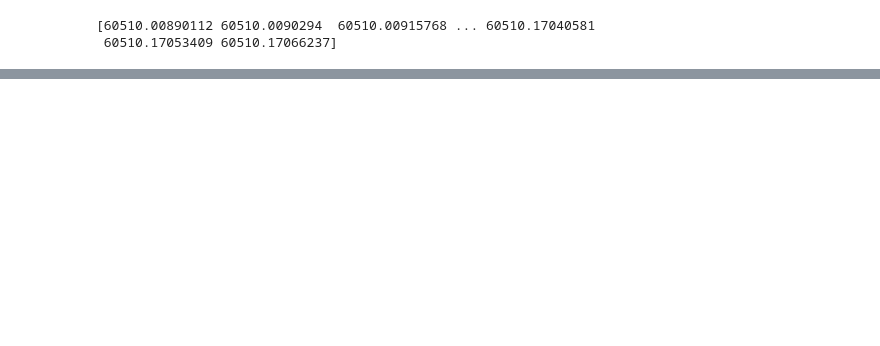
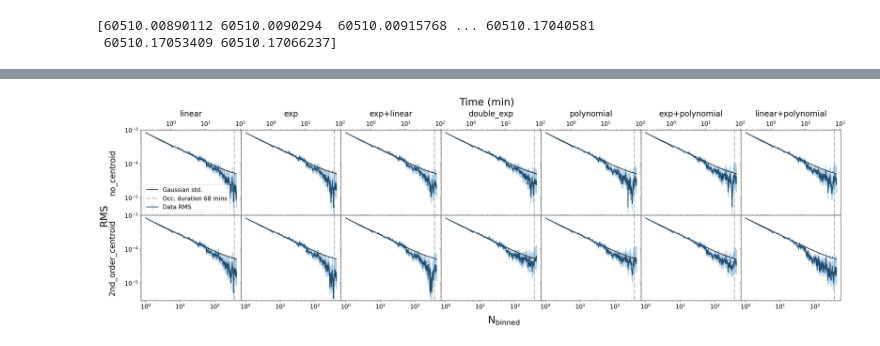
Before and after one commit to arocho11/MIRI_Eclipse_Photometry_Analysis, a Jupyter notebook: ModelComparison/make_compare_plot_e3.ipynb, the cells around one changed output, grey strips where cells are left out. Cells and saved outputs as stored; diff of their text form; code cells hidden in the pictures; blank space fills up the shorter version.

```diff
--- a/ModelComparison/make_compare_plot_e3.ipynb
+++ b/ModelComparison/make_compare_plot_e3.ipynb
@@ -244,16 +579 @@ Mode exp+linear_2nd_order_centroid plotted
 [figure]
-# %%
-fig, subplot_dict = create_subplot_names(rows, cols)
-mode_list = list(subplot_dict.keys())
-
-for model in models:
-    if 'centroid' in model:
-        axes = plot_rednoise(residuals[model], 10, fname='Plots/combined_plot_rednoise_test_rednoise.png', axName=model)
-    else:
-        axes = plot_rednoise(residuals[model], 10, fname='Plots/combined_plot_rednoise_test_rednoise.png', axName=model+'_no_centroid')
-
-fig.supylabel("RMS", fontsize=18)
-fig.supxlabel(r"N$_{\rm binned}$", fontsize=18)
-fig.subplots_adjust(left=0.07, bottom=0.12)  # Tune as needed
-
-plt.show()
@@ -666,0 +580,82 @@ def signal(time, theta, model_type):
+# %%
+fig, subplot_dict = create_subplot_names(rows, cols, rednoisePlot=True)
+mode_list = list(subplot_dict.keys())
+
+def plot_rednoise(residuals, minbins, occDuration = None, fname=None, fontsize=10, axName=None, xAx=True):
+
+    maxbins = int(np.rint(residuals.size/minbins))
+
+    try:
+        rms, rmslo, rmshi, stderr, binsz = time_avg(residuals, maxbins)
+    except:
+        rms = []
+        for i in range(minbins,len(residuals)):
+            rms.append(helpers.binnedNoise(np.arange(len(residuals)),residuals,i))
+        rms = np.array(rms)[::-1]
+
+        binsz = len(residuals)/np.arange(minbins,len(residuals))[::-1]
+
+        #In case there is a NaN or something while binning
+        binsz = binsz[np.isfinite(rms)]
+        rms = rms[np.isfinite(rms)]
+        rmslo = np.zeros_like(rms)
+        rmshi = rmslo
+        stderr = np.std(residuals)/np.sqrt(binsz)
+
+    axes = subplot_dict[axName]
+
+    for text_obj in text_objects:
+        if text_obj in axes.texts:
+            text_obj.remove()
+
+    print('Mode {} plotted'.format(axName))
+
+    axes.set_yscale('log')
+    axes.set_xscale('log')
+    axes.errorbar(binsz, rms, yerr=[rmslo, rmshi], fmt="-", color='#214C6C', ecolor='#B1D0E7', capsize=0, linewidth=2, label="Data RMS")
+    axes.plot(binsz, stderr, c='k', label="Gaussian std.")
+    ylim = axes.get_ylim()
+    #xlim = axes.get_xlim()
+    # ax.plot([ingrDuration,ingrDuration],ylim, color='black', ls='--', alpha=0.6)
+    if occDuration is not None:
+        axes.vlines(occDuration, 10e-4, 0, color='#214C6C', ls='-.', alpha=0.6, label='Occ. duration 68 mins')
+    axes.set_ylim(3e-6, 1e-3)
+    #axes.set_ylim(10e-6, 1e-3)
+    #axes.set_ylim(ylim)
+
+    # Add second x-axis on top showing time per bin
+    cadence = 11.1  # seconds
+    secax = axes.secondary_xaxis('top', functions=(lambda x: x * cadence / 60, lambda x: x * 60 / cadence))
+    secax.tick_params(labelsize=fontsize)
+
+    axes.xaxis.set_tick_params(labelsize=fontsize)
+    axes.yaxis.set_tick_params(labelsize=fontsize)
+    if xAx is False:
+        secax.set_xticks([])
+
+
+    # plt.xlabel(r'N$_{\rm binned}$', fontsize=fontsize)
+    # plt.ylabel('RMS', fontsize=fontsize)
+    if axName == 'linear_no_centroid':
+        axes.legend(loc='best', fontsize=fontsize)
+        print('here')
+
+    if fname is not None:
+        plt.savefig(fname)
+
+    return axes
+
+for model in models:
+    if 'centroid' in model:
+        axes = plot_rednoise(residuals[model], 3, fontsize = 15, axName=model, occDuration=366.4864864864865, xAx=False)
+    else:
+        axes = plot_rednoise(residuals[model], 3, fontsize = 15, axName=model+'_no_centroid', occDuration=366.4864864864865)
+
+fig.supylabel("RMS", fontsize=26)
+fig.supxlabel(r"N$_{\rm binned}$", fontsize=26)
+fig.subplots_adjust(left=0.07, bottom=0.12)  # Tune as needed
+fig.text(0.48, 0.99, 'Time (min)', ha='center', fontsize=26)
+
+plt.savefig('Plots/combined_plot_rednoise_e3.png', bbox_inches='tight')
+plt.show()
+# %% [output]
@@ -666,0 +677 @@ def signal(time, theta, model_type):
+[figure, added]
```
Also changed, not shown: parts of 7 cells of this notebook, 25 other files.
